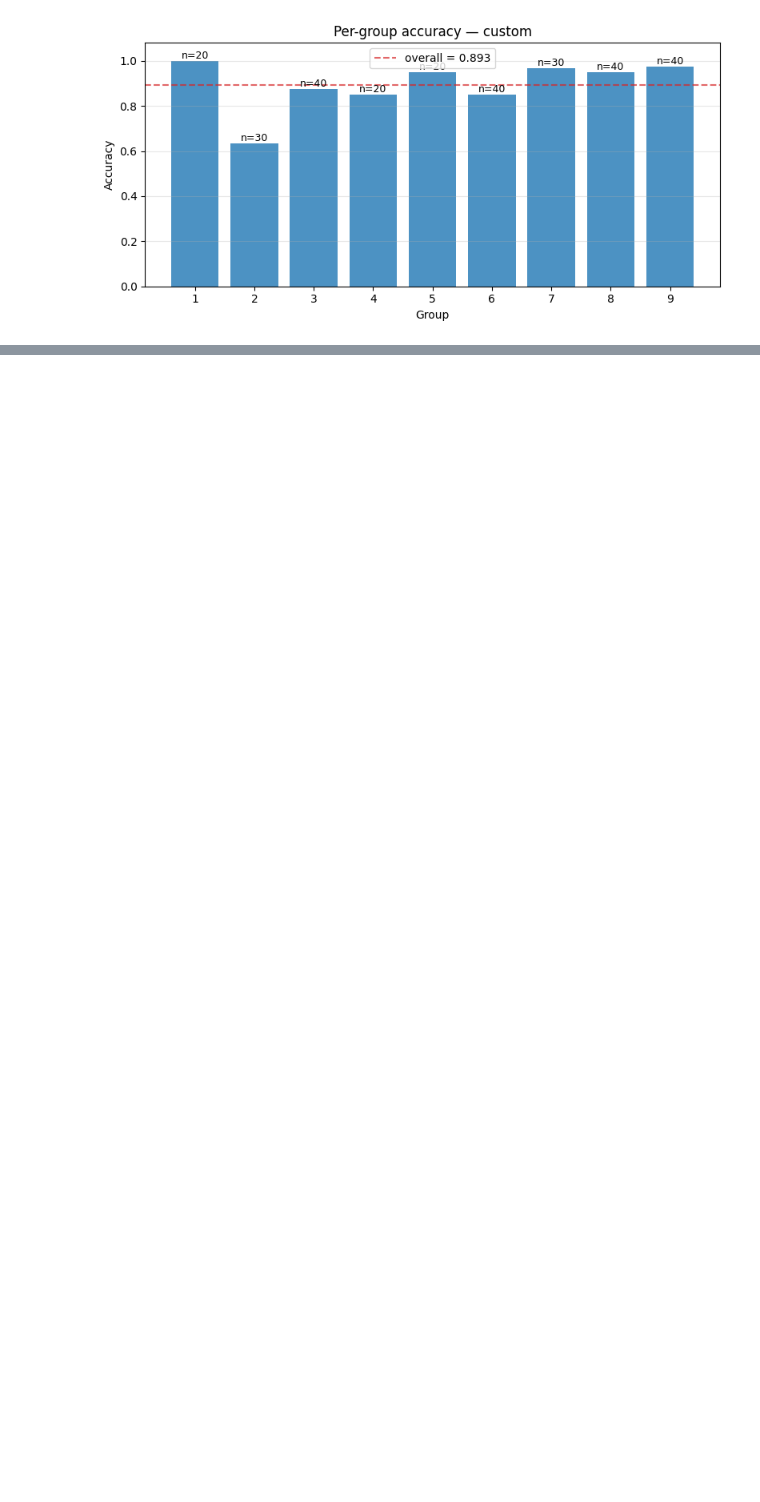
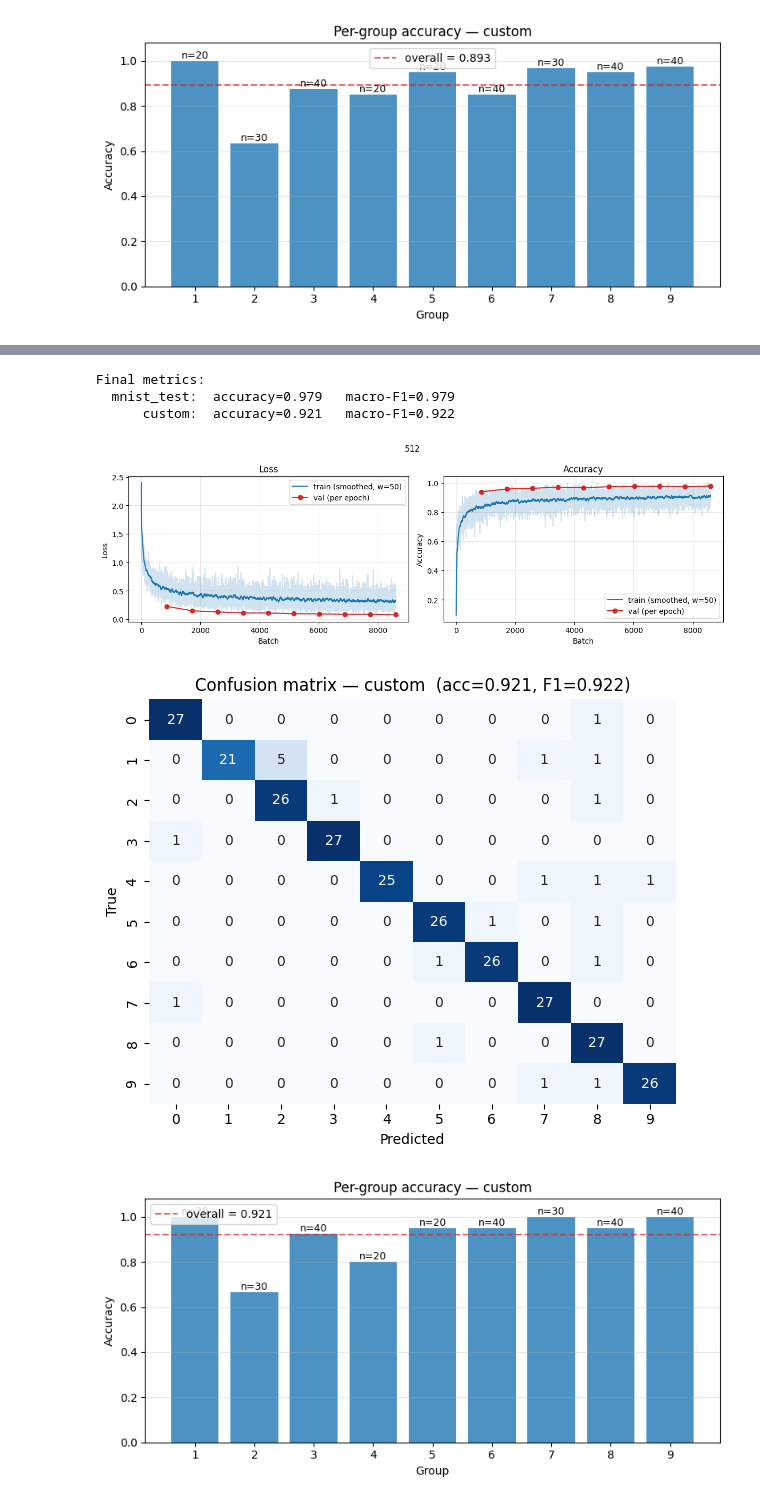
Before and after one commit to abreiss/Ai-final-project, a Jupyter notebook: handwriting.ipynb, the cells around one changed output, grey strips where cells are left out. Cells and saved outputs as stored; diff of their text form; code cells hidden in the pictures; blank space fills up the shorter version.

```diff
--- a/handwriting.ipynb
+++ b/handwriting.ipynb
@@ -532,0 +585,15 @@ Final metrics:
+# %%
+torch.manual_seed(SEED)
+monitor = TrainingMonitor(name='512')
+model   = DigitMLP(hidden_sizes=(512,)).to(device)
+train(model, monitor, lr=0.001, epochs=10)
+validate(model, monitor)
+monitor.plt()
+monitors[monitor.name] = monitor
+# %% [output]
+Final metrics:
+  mnist_test:  accuracy=0.979   macro-F1=0.979
+      custom:  accuracy=0.921   macro-F1=0.922
+[figure, added]
+[figure, added]
+[figure, added]
```
Also changed, not shown: parts of 18 cells of this notebook.
